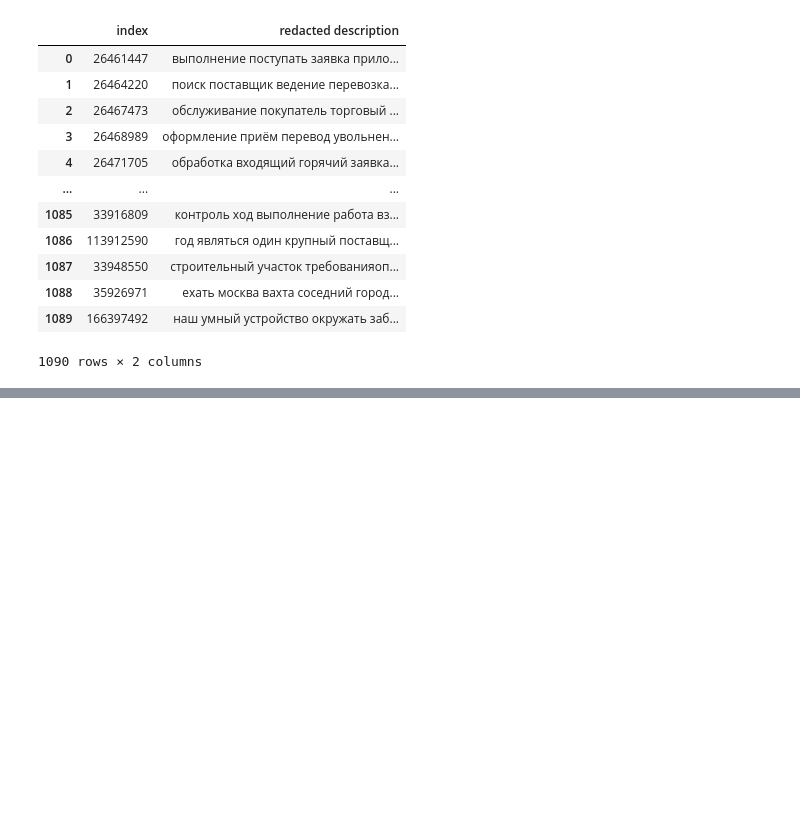
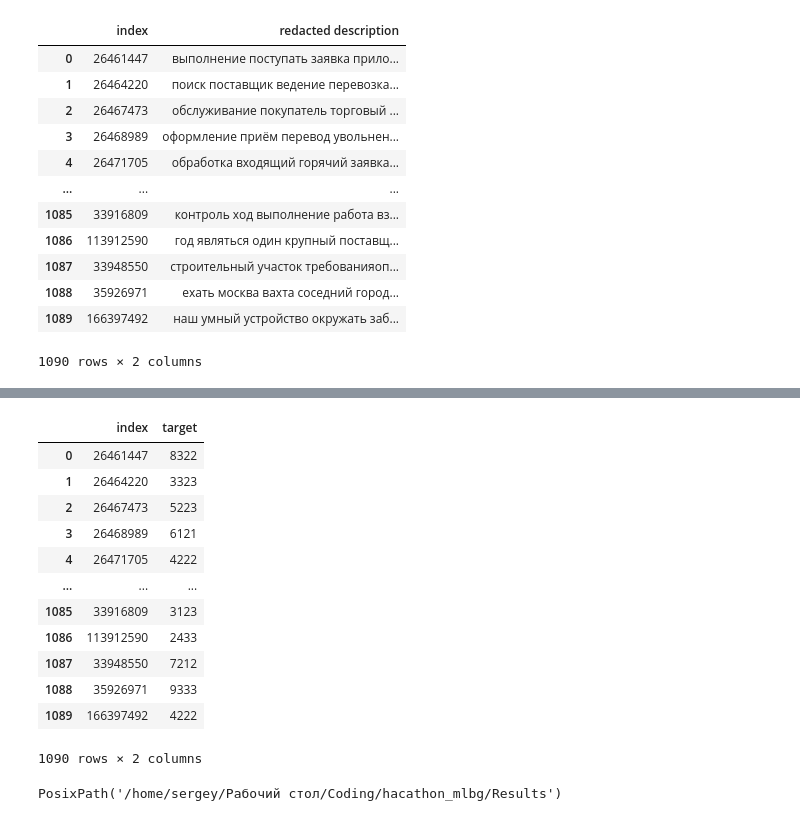
Before and after one commit to sersldmir/all_comp_repo, a Jupyter notebook: Main_file/main_project.ipynb, the cells around one changed output, grey strips where cells are left out. Saved outputs shown, nothing was run; the diff lists cells and outputs as text; code cells hidden in the pictures; blank space fills up the shorter version.

```diff
--- a/Main_file/main_project.ipynb
+++ b/Main_file/main_project.ipynb
@@ -462,0 +297,2 @@ final_test
+# %%
+professions = pass_agg.predict(tf_final_predict)
@@ -462,0 +303,3 @@ final_test
+# %%
+final_prediction = pd.Series(professions)
+final_prediction
@@ -463,3 +319,2 @@ final_test
 # %%
-final_train.drop('index', axis=1, inplace=True)
-final_train
+final_results.drop('code', inplace=True)
@@ -495,0 +336,2 @@ okz_df
+# %%
+final_prediction.name = 'target'
@@ -495,0 +353,23 @@ okz_df
+# %%
+finale = pd.concat([final_results, final_prediction], axis=1)
+finale
+# %% [output]
+|  | index | target |
+| 0 | 26461447 | 8322 |
+| 1 | 26464220 | 3323 |
+| 2 | 26467473 | 5223 |
+| 3 | 26468989 | 6121 |
+| 4 | 26471705 | 4222 |
+| ... | ... | ... |
+| 1085 | 33916809 | 3123 |
+| 1086 | 113912590 | 2433 |
+| 1087 | 33948550 | 7212 |
+| 1088 | 35926971 | 9333 |
+| 1089 | 166397492 | 4222 |
+1090 rows × 2 columns
+# %%
+# путь сохранения
+save_path = hack_data_path.parent/'Results'
+save_path
+# %% [output]
+PosixPath('/home/sergey/Рабочий стол/Coding/hacathon_mlbg/Results')
```
Also changed, not shown: parts of 66 cells of this notebook, 1 other file.
